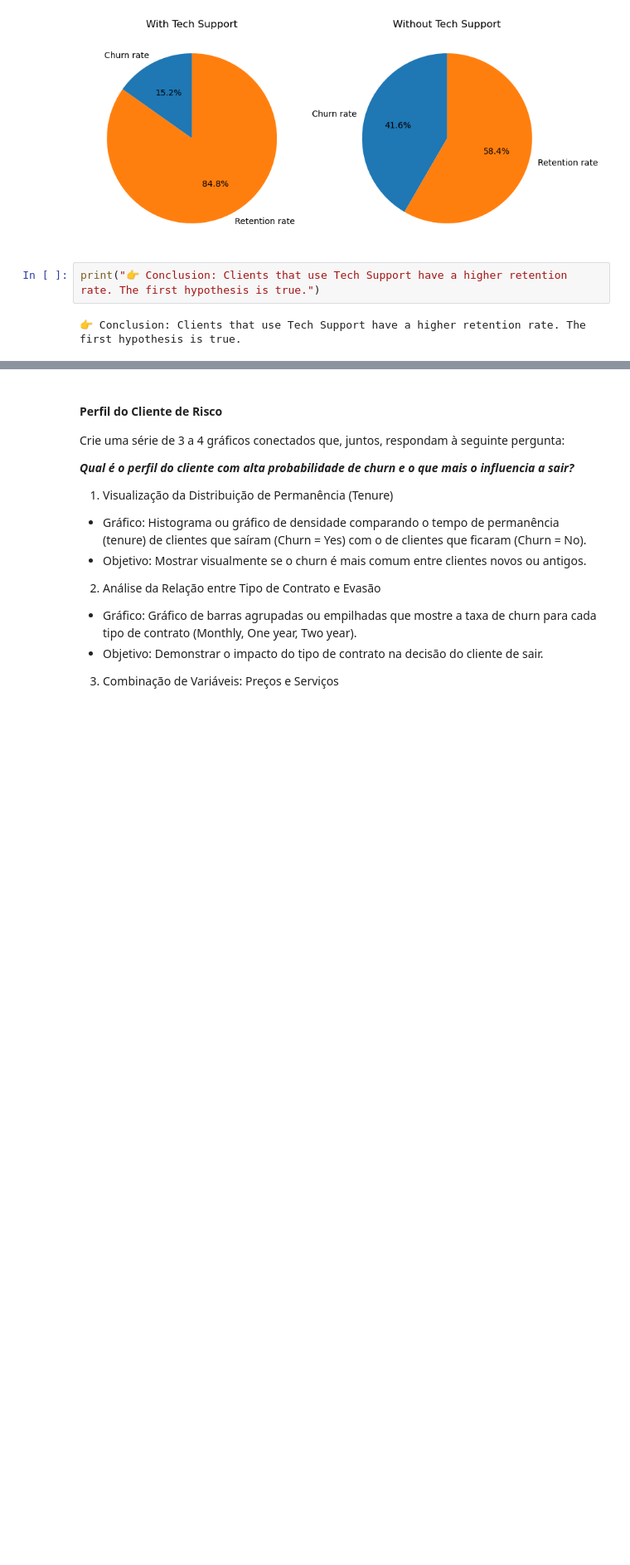
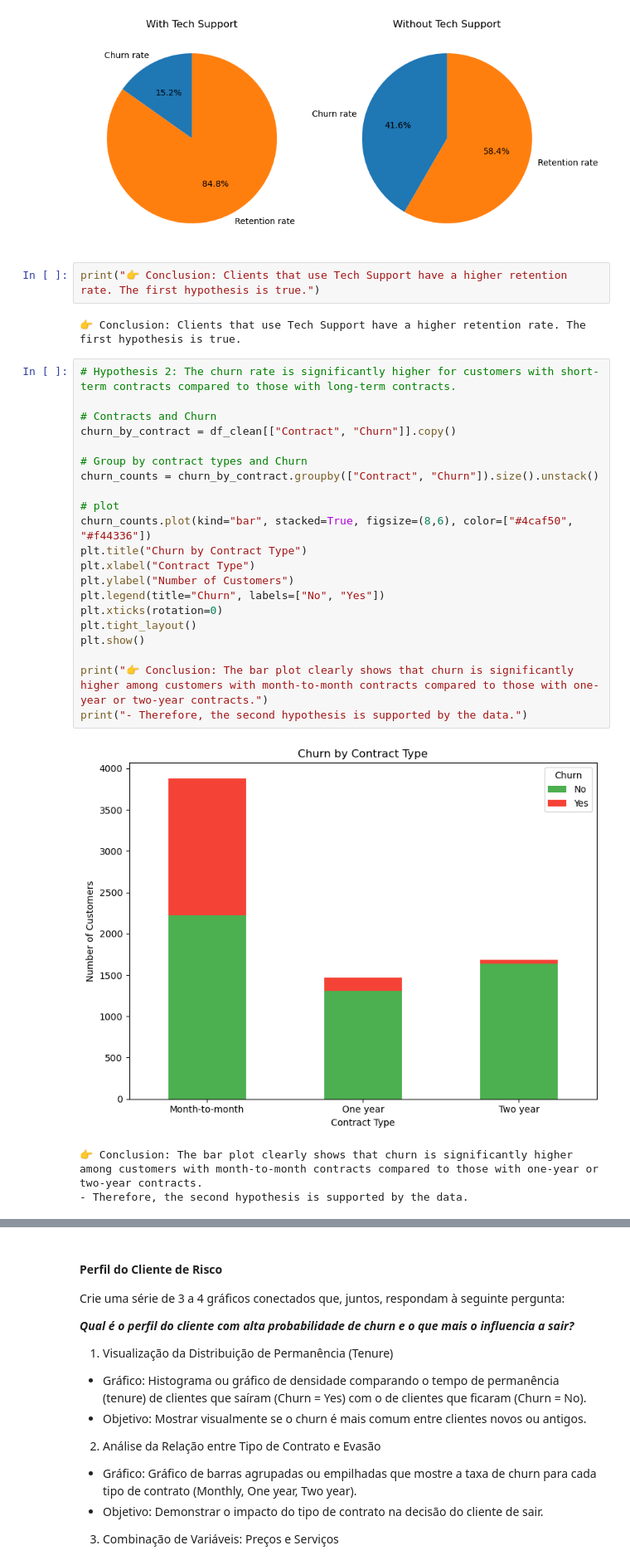
Before and after one commit to Marcelo-Heitor-de-Almeida-Lira/redes_neurais_ap2, a Jupyter notebook: RNA-2025.2-PP1.2.ipynb, the cells around one changed output, grey strips where cells are left out. Shown at 83% size. Drawn from its saved outputs; the diff is of its cells as text; blank space fills up the shorter version.

Commit message:
feat: 2nd and 3rd hypothesis

```diff
--- a/RNA-2025.2-PP1.2.ipynb
+++ b/RNA-2025.2-PP1.2.ipynb
@@ -503,3 +508,28 @@ plt.show()
 print("👉 Conclusion: Clients that use Tech Support have a higher retention rate. The first hypothesis is true.")
 # %% [output]
 👉 Conclusion: Clients that use Tech Support have a higher retention rate. The first hypothesis is true.
+# %%
+# Hypothesis 2: The churn rate is significantly higher for customers with short-term contracts compared to those with long-term contracts.
+
+# Contracts and Churn
+churn_by_contract = df_clean[["Contract", "Churn"]].copy()
+
+# Group by contract types and Churn
+churn_counts = churn_by_contract.groupby(["Contract", "Churn"]).size().unstack()
+
+# plot
+churn_counts.plot(kind="bar", stacked=True, figsize=(8,6), color=["#4caf50", "#f44336"])
+plt.title("Churn by Contract Type")
+plt.xlabel("Contract Type")
+plt.ylabel("Number of Customers")
+plt.legend(title="Churn", labels=["No", "Yes"])
+plt.xticks(rotation=0)
+plt.tight_layout()
+plt.show()
+
+print("👉 Conclusion: The bar plot clearly shows that churn is significantly higher among customers with month-to-month contracts compared to those with one-year or two-year contracts.")
+print("- Therefore, the second hypothesis is supported by the data.")
+# %% [output]
+[figure, added]
+👉 Conclusion: The bar plot clearly shows that churn is significantly higher among customers with month-to-month contracts compared to those with one-year or two-year contracts.
+- Therefore, the second hypothesis is supported by the data.
```
Also changed, not shown: parts of 9 cells of this notebook.
